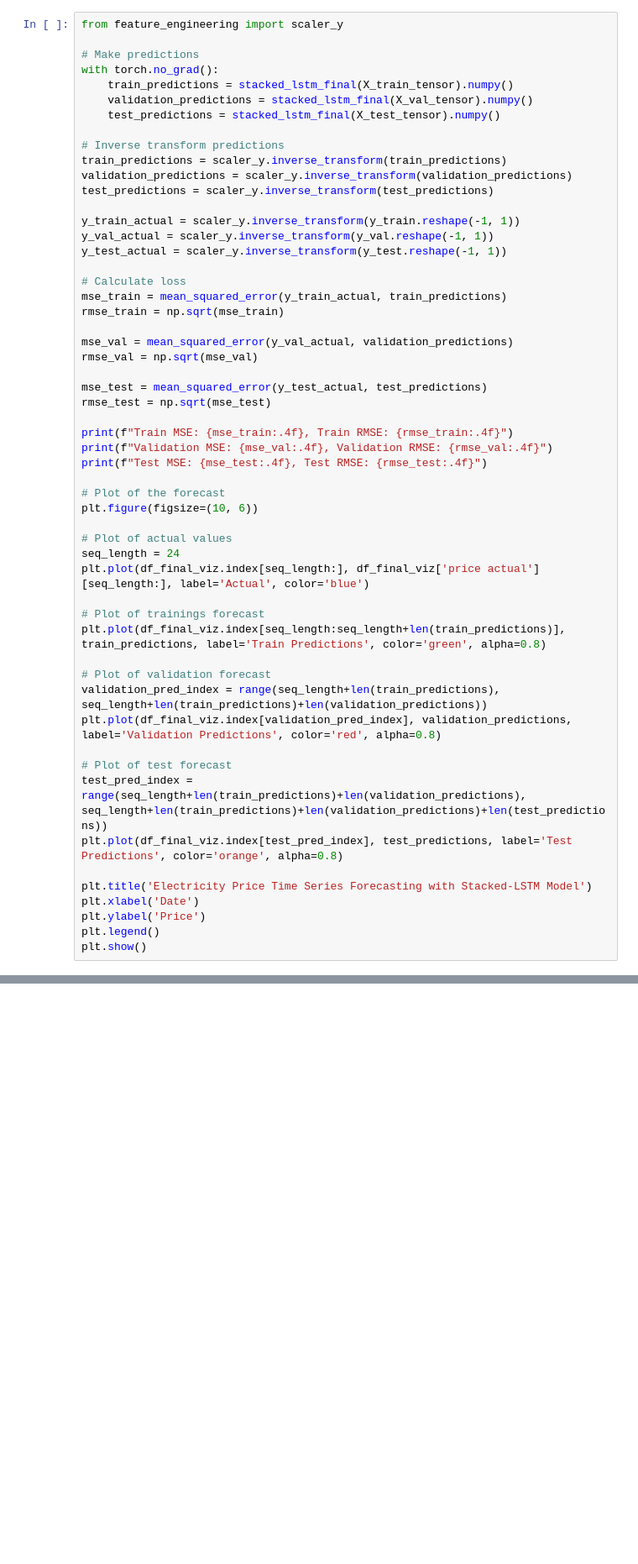
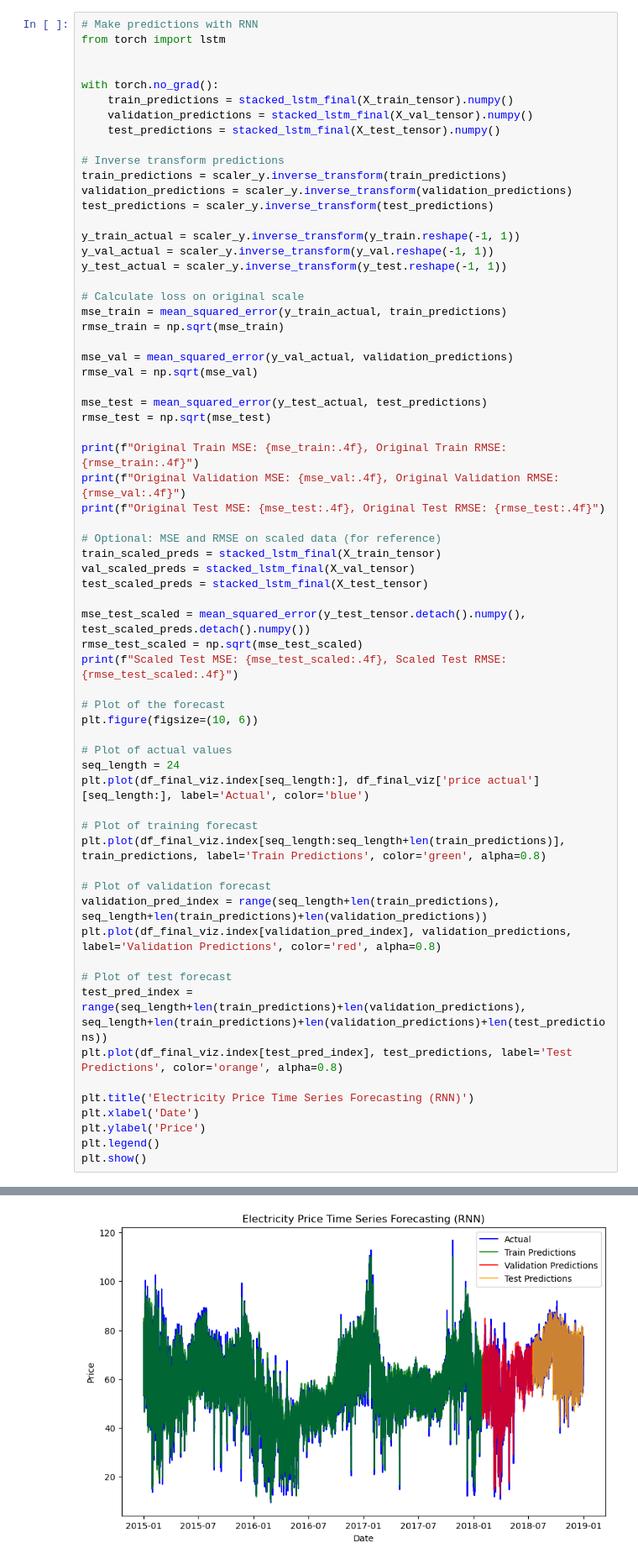
Before and after one commit to maxwebcloud/ep_forecasting, a Jupyter notebook: stacked_lstm_pytorch.ipynb, the cells around one changed output, grey strips where cells are left out. Shown at 84% size. Cells and saved outputs as stored; diff of their text form; blank space fills up the shorter version.

```diff
--- a/stacked_lstm_pytorch.ipynb
+++ b/stacked_lstm_pytorch.ipynb
@@ -227,7 +362,8 @@ stacked_lstm_final.eval()
 # %%
-from feature_engineering import scaler_y
+# Make predictions with RNN
+from torch import lstm
 
-# Make predictions
+
 with torch.no_grad():
     train_predictions = stacked_lstm_final(X_train_tensor).numpy()
     validation_predictions = stacked_lstm_final(X_val_tensor).numpy()
@@ -242,7 +378,7 @@ y_train_actual = scaler_y.inverse_transform(y_train.reshape(-1, 1))
 y_val_actual = scaler_y.inverse_transform(y_val.reshape(-1, 1))
 y_test_actual = scaler_y.inverse_transform(y_test.reshape(-1, 1))
 
-# Calculate loss
+# Calculate loss on original scale
 mse_train = mean_squared_error(y_train_actual, train_predictions)
 rmse_train = np.sqrt(mse_train)
 
@@ -252,9 +388,18 @@ rmse_val = np.sqrt(mse_val)
 mse_test = mean_squared_error(y_test_actual, test_predictions)
 rmse_test = np.sqrt(mse_test)
 
-print(f"Train MSE: {mse_train:.4f}, Train RMSE: {rmse_train:.4f}")
-print(f"Validation MSE: {mse_val:.4f}, Validation RMSE: {rmse_val:.4f}")
-print(f"Test MSE: {mse_test:.4f}, Test RMSE: {rmse_test:.4f}")
+print(f"Original Train MSE: {mse_train:.4f}, Original Train RMSE: {rmse_train:.4f}")
+print(f"Original Validation MSE: {mse_val:.4f}, Original Validation RMSE: {rmse_val:.4f}")
+print(f"Original Test MSE: {mse_test:.4f}, Original Test RMSE: {rmse_test:.4f}")
+
+# Optional: MSE and RMSE on scaled data (for reference)
+train_scaled_preds = stacked_lstm_final(X_train_tensor)
+val_scaled_preds = stacked_lstm_final(X_val_tensor)
+test_scaled_preds = stacked_lstm_final(X_test_tensor)
+
+mse_test_scaled = mean_squared_error(y_test_tensor.detach().numpy(), test_scaled_preds.detach().numpy())
+rmse_test_scaled = np.sqrt(mse_test_scaled)
+print(f"Scaled Test MSE: {mse_test_scaled:.4f}, Scaled Test RMSE: {rmse_test_scaled:.4f}")
 
 # Plot of the forecast
 plt.figure(figsize=(10, 6))
@@ -263,7 +408,7 @@ plt.figure(figsize=(10, 6))
 seq_length = 24
 plt.plot(df_final_viz.index[seq_length:], df_final_viz['price actual'][seq_length:], label='Actual', color='blue')
 
-# Plot of trainings forecast
+# Plot of training forecast
 plt.plot(df_final_viz.index[seq_length:seq_length+len(train_predictions)], train_predictions, label='Train Predictions', color='green', alpha=0.8)
 
 # Plot of validation forecast
@@ -274,8 +419,9 @@ plt.plot(df_final_viz.index[validation_pred_index], validation_predictions, labe
 test_pred_index = range(seq_length+len(train_predictions)+len(validation_predictions), seq_length+len(train_predictions)+len(validation_predictions)+len(test_predictions))
 plt.plot(df_final_viz.index[test_pred_index], test_predictions, label='Test Predictions', color='orange', alpha=0.8)
 
-plt.title('Electricity Price Time Series Forecasting with Stacked-LSTM Model')
+plt.title('Electricity Price Time Series Forecasting (RNN)')
 plt.xlabel('Date')
 plt.ylabel('Price')
 plt.legend()
 plt.show()
+# %% [output]
@@ -281,0 +432 @@ plt.show()
+[figure, added]
```
Also changed, not shown: parts of 14 cells of this notebook, 2 other files.
